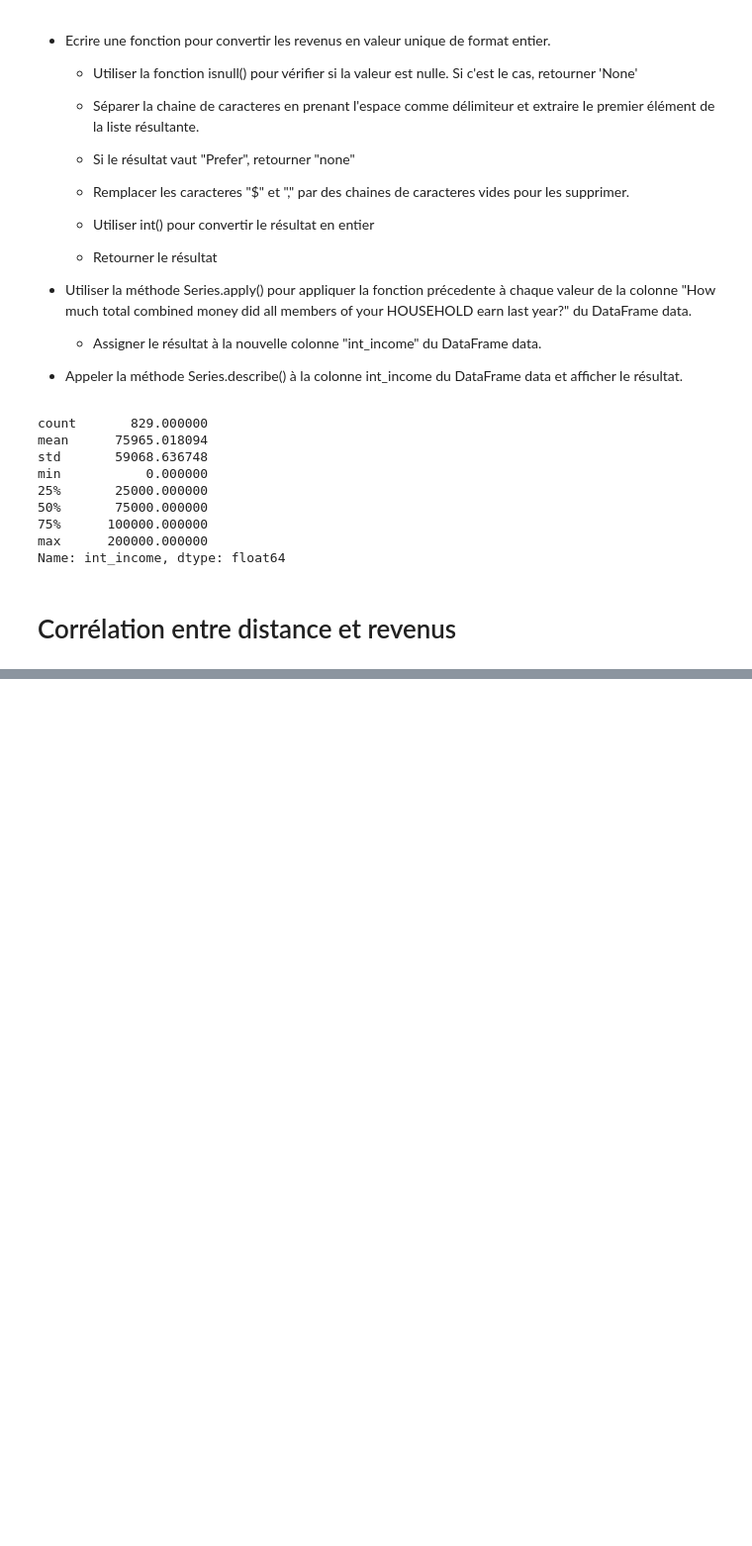
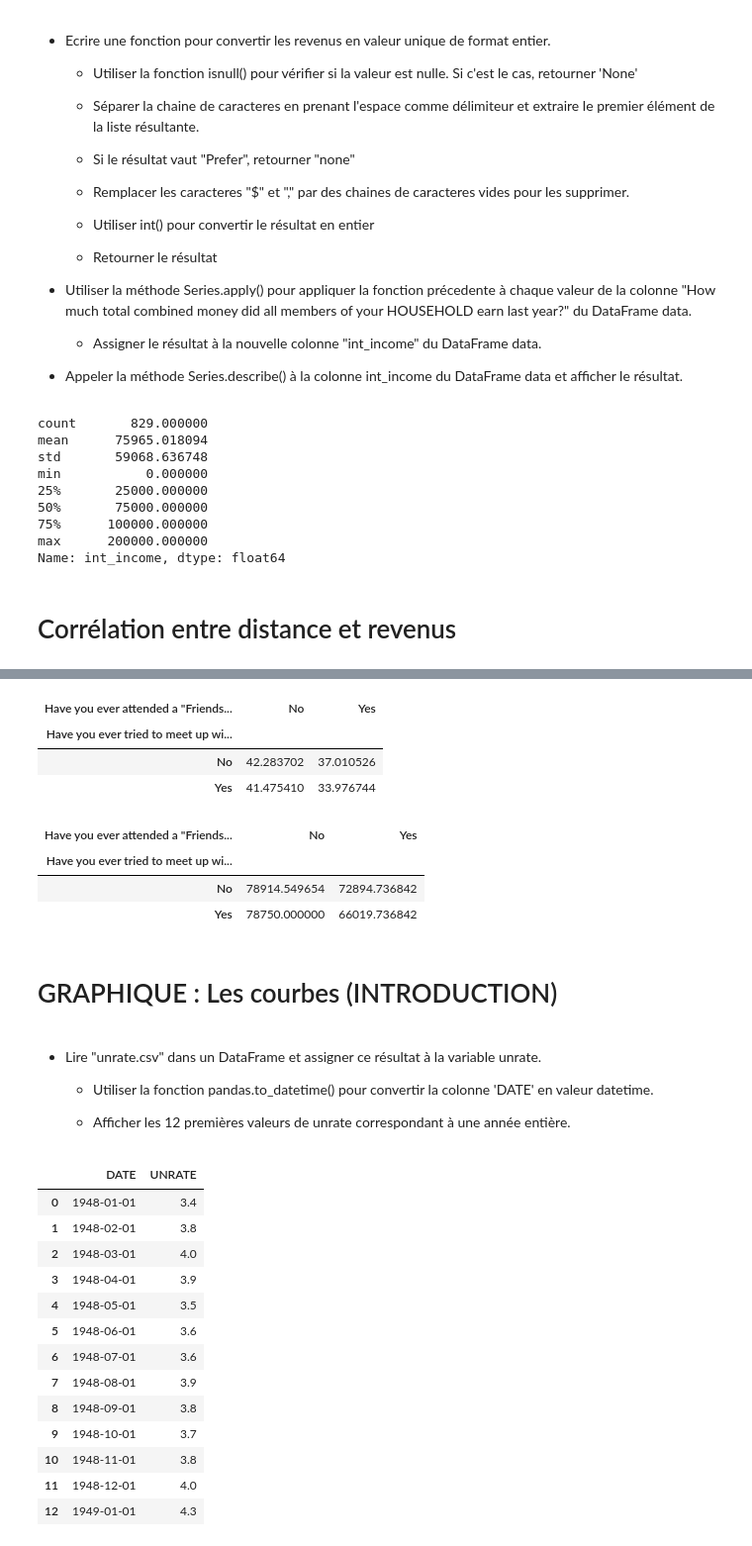
Before and after one commit to brunoharlein/pandas_is_cool, a Jupyter notebook: Cours Pandas.ipynb, the cells around one changed output, grey strips where cells are left out. Shown at 99% size. Cells and saved outputs as stored; diff of their text form; code cells hidden in the pictures; blank space fills up the shorter version.

```diff
--- a/Cours Pandas.ipynb
+++ b/Cours Pandas.ipynb
@@ -2434,0 +2506,7 @@ Name: int_income, dtype: float64
+# %%
+data.pivot_table(index = "Have you ever tried to meet up with hometown friends on Thanksgiving night?", columns = 'Have you ever attended a "Friendsgiving?"', values = "int_age")
+# %% [output]
+| Have you ever attended a "Friends... | No | Yes |
+| Have you ever tried to meet up wi... |  |  |
+| No | 42.283702 | 37.010526 |
+| Yes | 41.475410 | 33.976744 |
@@ -2434,0 +2515,7 @@ Name: int_income, dtype: float64
+# %%
+data.pivot_table(index = "Have you ever tried to meet up with hometown friends on Thanksgiving night?", columns = 'Have you ever attended a "Friendsgiving?"', values = "int_income")
+# %% [output]
+| Have you ever attended a "Friends... | No | Yes |
+| Have you ever tried to meet up wi... |  |  |
+| No | 78914.549654 | 72894.736842 |
+| Yes | 78750.000000 | 66019.736842 |
@@ -2434,0 +2524,2 @@ Name: int_income, dtype: float64
+# %% [markdown]
+# GRAPHIQUE : Les courbes (INTRODUCTION)
@@ -2434,0 +2540,25 @@ Name: int_income, dtype: float64
+# %% [markdown]
+- Lire "unrate.csv" dans un DataFrame et assigner ce résultat à la variable unrate.
+
+    - Utiliser la fonction pandas.to_datetime() pour convertir la colonne 'DATE' en valeur datetime.
+
+    - Afficher les 12 premières valeurs de unrate correspondant à une année entière.
+# %%
+unrate = pd.read_csv("unrate.csv")
+unrate["DATE"] = pd.to_datetime(unrate["DATE"])
+unrate.head(13)
+# %% [output]
+|  | DATE | UNRATE |
+| 0 | 1948-01-01 | 3.4 |
+| 1 | 1948-02-01 | 3.8 |
+| 2 | 1948-03-01 | 4.0 |
+| 3 | 1948-04-01 | 3.9 |
+| 4 | 1948-05-01 | 3.5 |
+| 5 | 1948-06-01 | 3.6 |
+| 6 | 1948-07-01 | 3.6 |
+| 7 | 1948-08-01 | 3.9 |
+| 8 | 1948-09-01 | 3.8 |
+| 9 | 1948-10-01 | 3.7 |
+| 10 | 1948-11-01 | 3.8 |
+| 11 | 1948-12-01 | 4.0 |
+| 12 | 1949-01-01 | 4.3 |
```
Also changed, not shown: parts of 35 cells of this notebook, 3 other files.
